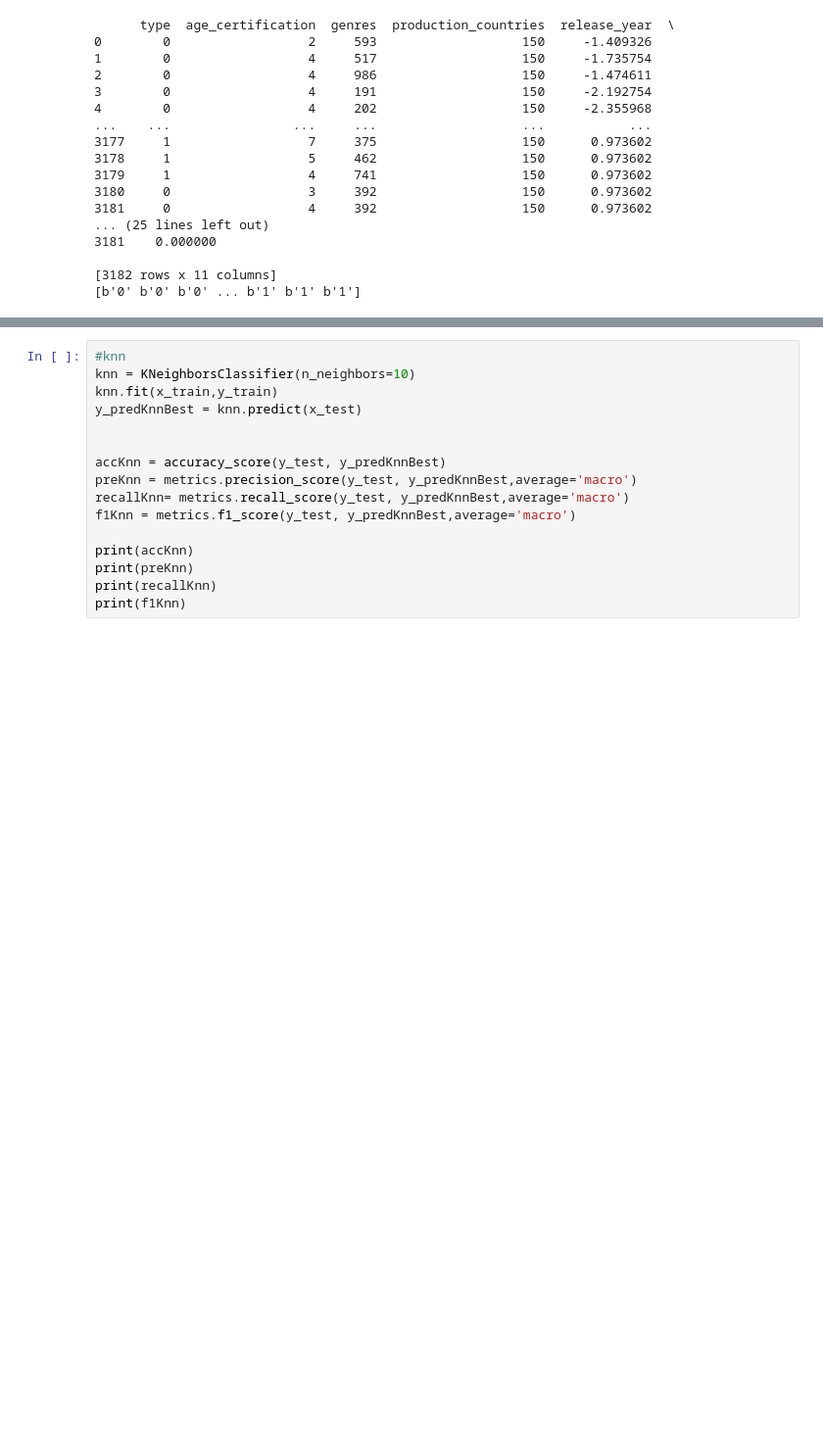
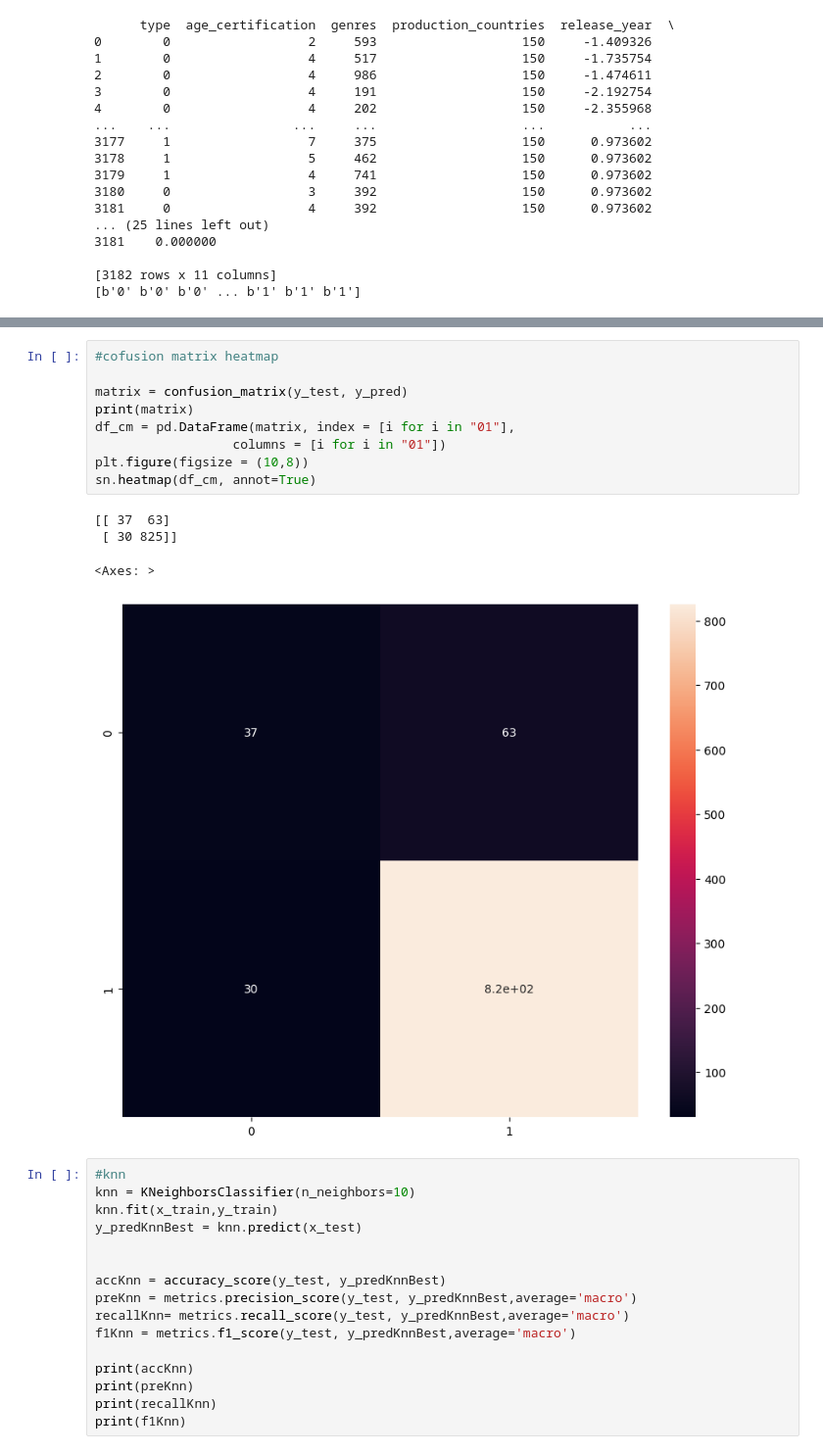
Before and after one commit to buithanhdam/ProjectMachineLearning23, a Jupyter notebook: ProjectML23.ipynb, the cells around one changed output, grey strips where cells are left out. Shown: that part at 98% size. Cells and saved outputs as stored; diff of their text form; blank space fills up the shorter version.

```diff
--- a/ProjectML23.ipynb
+++ b/ProjectML23.ipynb
@@ -476,6 +524,20 @@ STOP: TOTAL NO. of ITERATIONS REACHED LIMIT.
 Increase the number of iterations (max_iter) or scale the data as shown in:
     https://scikit-learn.org/stable/modules/preprocessing.html
   self.n_iter_ = _check_optimize_result("lbfgs", opt_res, self.max_iter)
+# %%
+#cofusion matrix heatmap
+
+matrix = confusion_matrix(y_test, y_pred)
+print(matrix)
+df_cm = pd.DataFrame(matrix, index = [i for i in "01"],
+                  columns = [i for i in "01"])
+plt.figure(figsize = (10,8))
+sn.heatmap(df_cm, annot=True)
+# %% [output]
+[[ 37  63]
+ [ 30 825]]
+<Axes: >
+[figure, added]
 # %%
 #knn
 knn = KNeighborsClassifier(n_neighbors=10)
```
Also changed, not shown: parts of 7 cells of this notebook.
